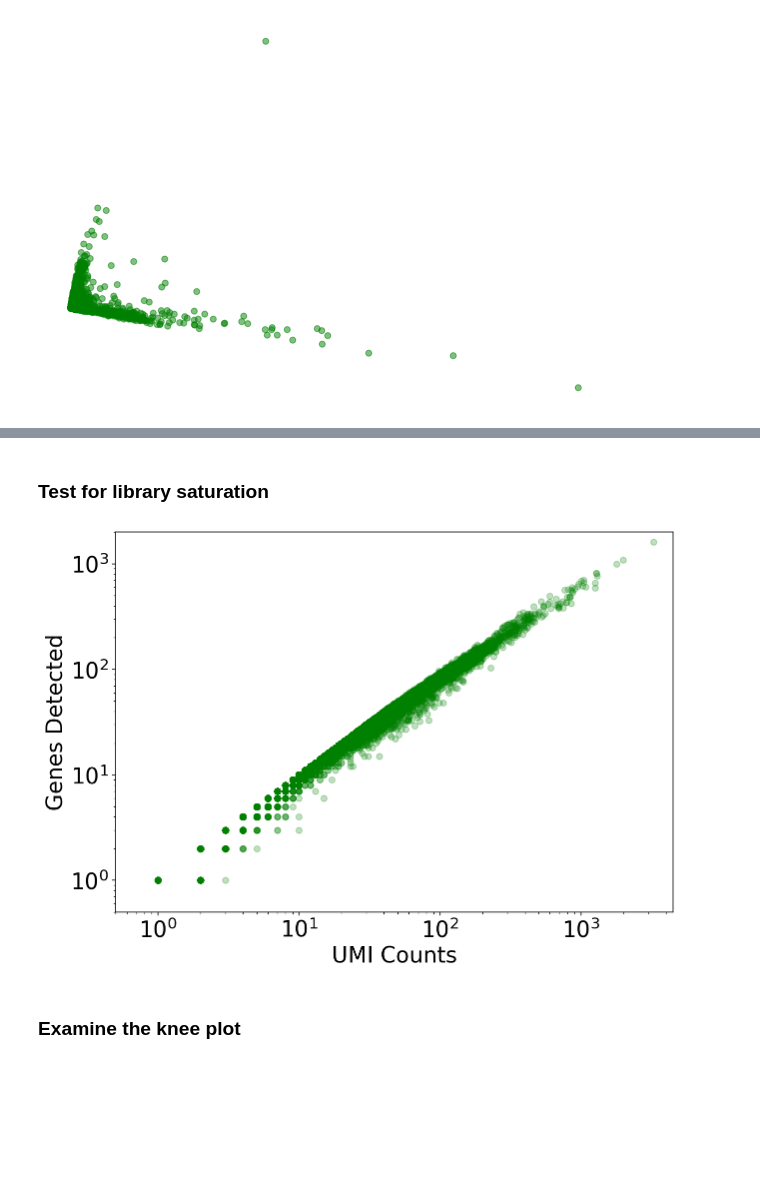
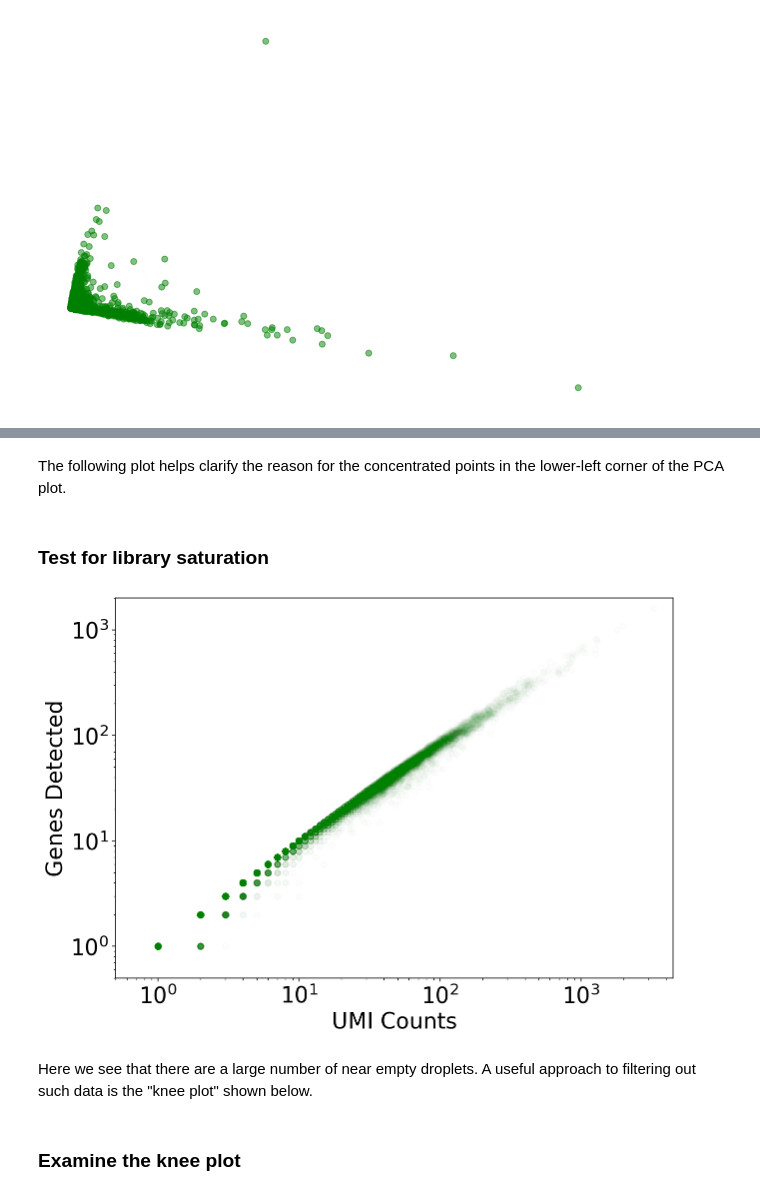
Before and after one commit to pachterlab/kallistobustools, a Jupyter notebook: notebooks/kb_1_minute_intro.ipynb, the cells around one changed output, grey strips where cells are left out. Cells and saved outputs as stored; diff of their text form; code cells hidden in the pictures; blank space fills up the shorter version.

```diff
--- a/notebooks/kb_1_minute_intro.ipynb
+++ b/notebooks/kb_1_minute_intro.ipynb
@@ -148,3 +184,5 @@ plt.show()
+# %% [markdown]
+The following plot helps clarify the reason for the concentrated points in the lower-left corner of the PCA plot.
 # %%
 # Create sparse matrix representation of the count matrix
 mtx = csr_matrix(mtx)
@@ -153,20 +191,22 @@ mtx = csr_matrix(mtx)
 # %%
 # Create a plot showing genes detected as a function of UMI counts.
 fig, ax = plt.subplots(figsize=(10, 7))
 
-ax.scatter(np.asarray(mtx.sum(axis=1))[:,0], np.asarray(np.sum(mtx>0, axis=1))[:,0], color="green", alpha=0.25)
+ax.scatter(np.asarray(mtx.sum(axis=1))[:,0], np.asarray(np.sum(mtx>0, axis=1))[:,0], color="green", alpha=0.01)
 ax.set_xlabel("UMI Counts")
 ax.set_ylabel("Genes Detected")
 ax.set_xscale('log')
 ax.set_yscale('log', nonposy='clip')
 
 ax.set_xlim((0.5, 4500))
 ax.set_ylim((0.5,2000))
 
 
 plt.show()
 # %% [output]
-[figure, old version]
+[figure, new version]
+# %% [markdown]
+Here we see that there are a large number of near empty droplets. A useful approach to filtering out such data is the "knee plot" shown below.
 # %% [markdown]
 ### Examine the knee plot
 # %%
```
Also changed, not shown: parts of 8 cells of this notebook.
